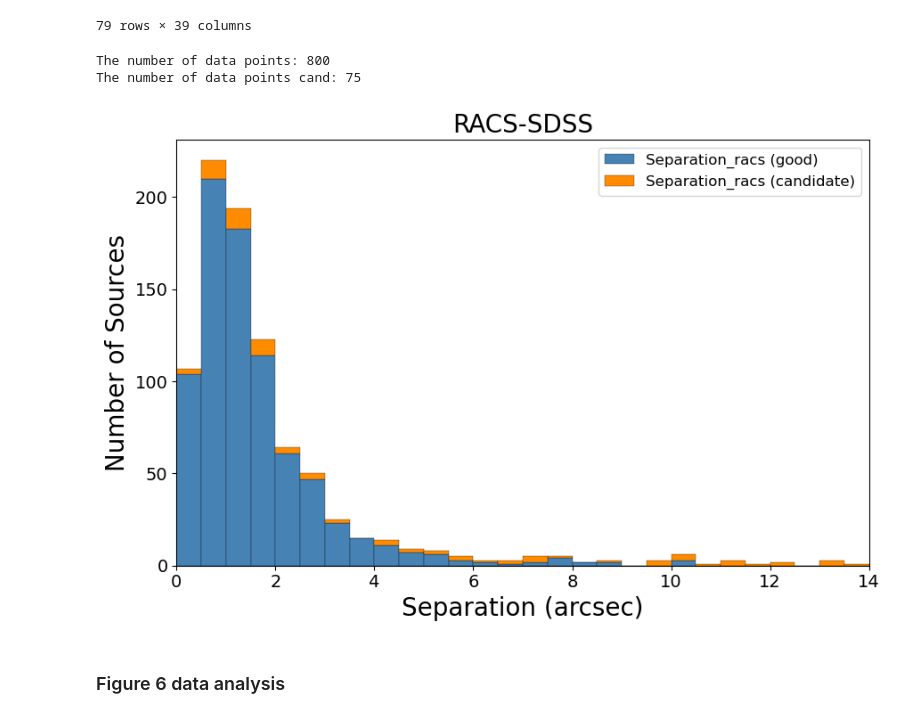
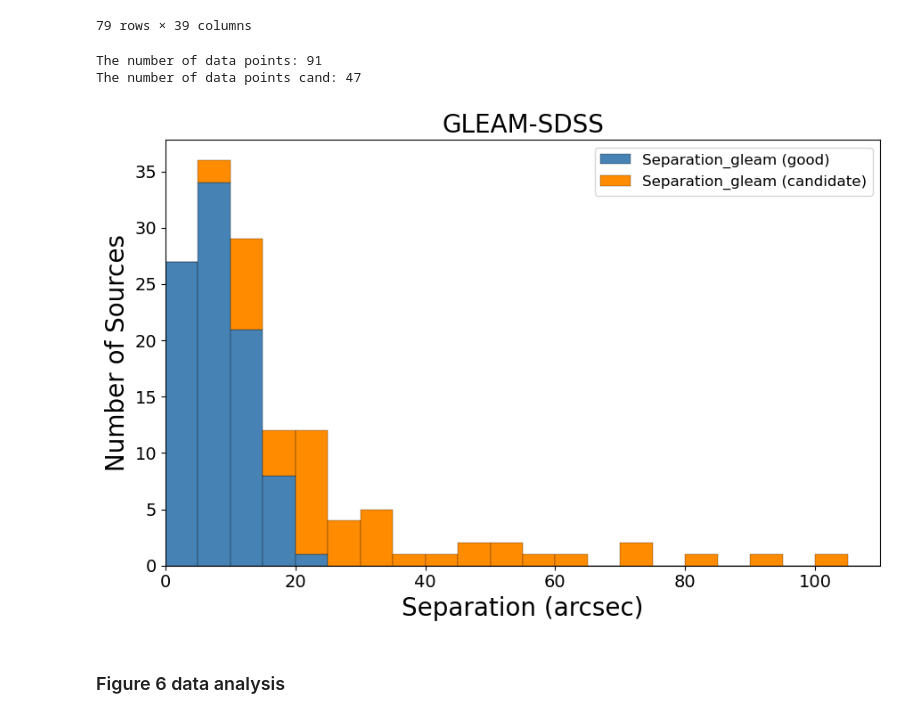
Before and after one commit to ykzhang112233/highz-catalogue, a Jupyter notebook: scripts/0-result_analysis.ipynb, the cells around one changed output. Saved outputs shown, nothing was run; the diff lists cells and outputs as text; code cells hidden in the pictures.

```diff
--- a/scripts/0-result_analysis.ipynb
+++ b/scripts/0-result_analysis.ipynb
@@ -752,12 +752,12 @@ def just_show_distancev2(survey = 'first',
 # %%
 # just_show_distancev2(survey = 'first', show_uplim = 3, bin_size = 0.1)
 # just_show_distancev2(survey = 'nvss', show_uplim = 25, bin_size = 0.5)
-# just_show_distancev2(survey = 'gleam', show_uplim = 110, bin_size = 5)
-just_show_distancev2(survey = 'racs', show_uplim = 14, bin_size = 0.5)
+just_show_distancev2(survey = 'gleam', show_uplim = 110, bin_size = 5)
+# just_show_distancev2(survey = 'racs', show_uplim = 14, bin_size = 0.5)
 # %% [output]
-The number of data points: 800
-The number of data points cand: 75
+The number of data points: 91
+The number of data points cand: 47
-[figure, old version]
+[figure, new version]
 # %% [markdown]
 ### Figure 6 data analysis
 # %%
```
Also changed, not shown: parts of 6 cells of this notebook, 2 other files.
